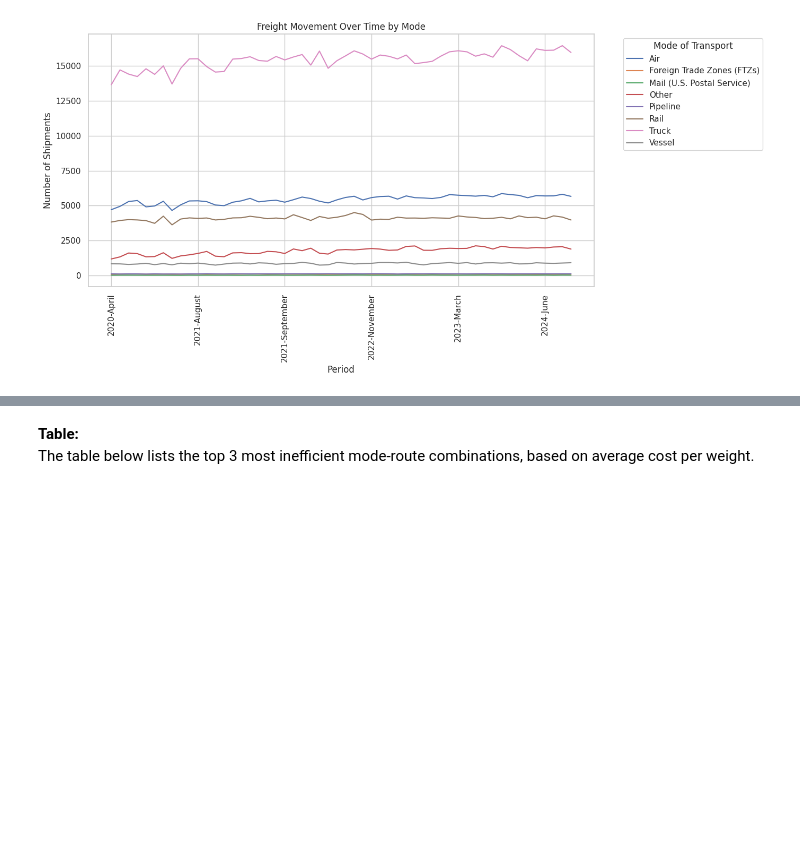
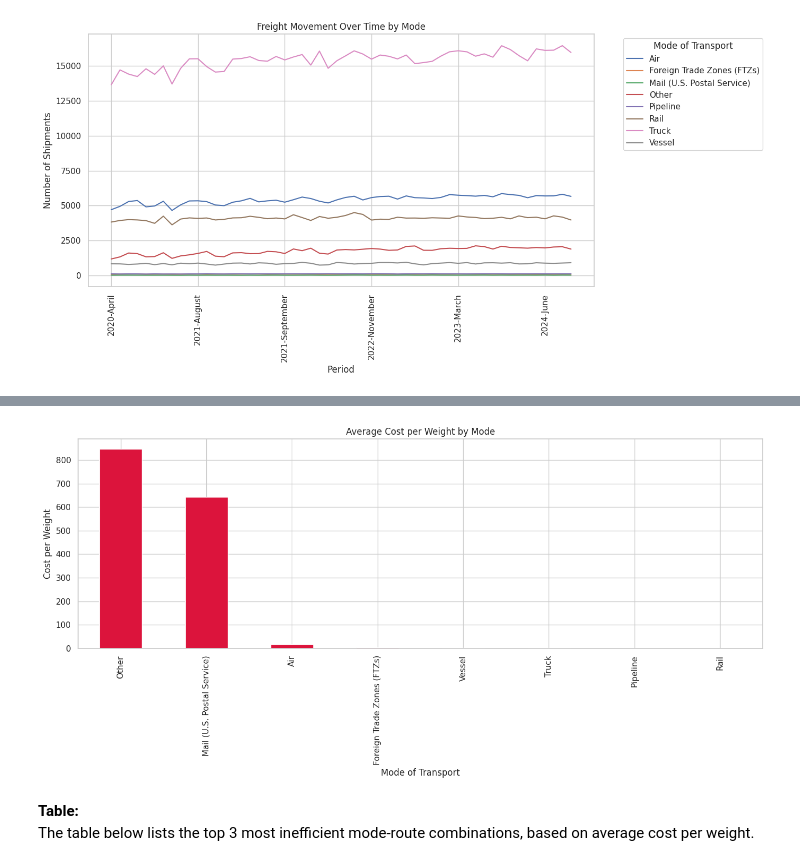
Before and after one commit to JohnEvansOkyere/Trans_BorderFreight_Data_Analysis, a Jupyter notebook: notebooks/eda_analysis_original.ipynb, the cells around one changed output, grey strips where cells are left out. Saved outputs shown, nothing was run; the diff lists cells and outputs as text; code cells hidden in the pictures; blank space fills up the shorter version.

```diff
--- a/notebooks/eda_analysis_original.ipynb
+++ b/notebooks/eda_analysis_original.ipynb
@@ -285,15 +304,17 @@ if 'Year' in dot1.columns and 'Month' in dot1.columns:
 # %%
 # Calculate cost per weight for each shipment and visualize by mode
 dot2['Freight_Charges'] = pd.to_numeric(dot2['Freight_Charges'], errors='coerce')
 dot2['Weight'] = pd.to_numeric(dot2['Weight'], errors='coerce')
 dot2['Cost_per_Weight'] = dot2['Freight_Charges'] / dot2['Weight'].replace(0, np.nan)
 
-mode_ineff = dot2.groupby('Mode_of_Transport_MAPPED')['Cost_per_Weight'].mean().sort_values(ascending=False)
+mode_ineff = dot2.groupby('Mode_of_Transport')['Cost_per_Weight'].mean().sort_values(ascending=False)
 mode_ineff.plot(kind='bar', color='crimson', title='Average Cost per Weight by Mode')
 plt.ylabel('Cost per Weight')
 plt.xlabel('Mode of Transport')
 plt.tight_layout()
 plt.show()
+# %% [output]
+[figure, added]
 # %% [markdown]
 **Table:**
 The table below lists the top 3 most inefficient mode-route combinations, based on average cost per weight.
```
Also changed, not shown: parts of 22 cells of this notebook.
